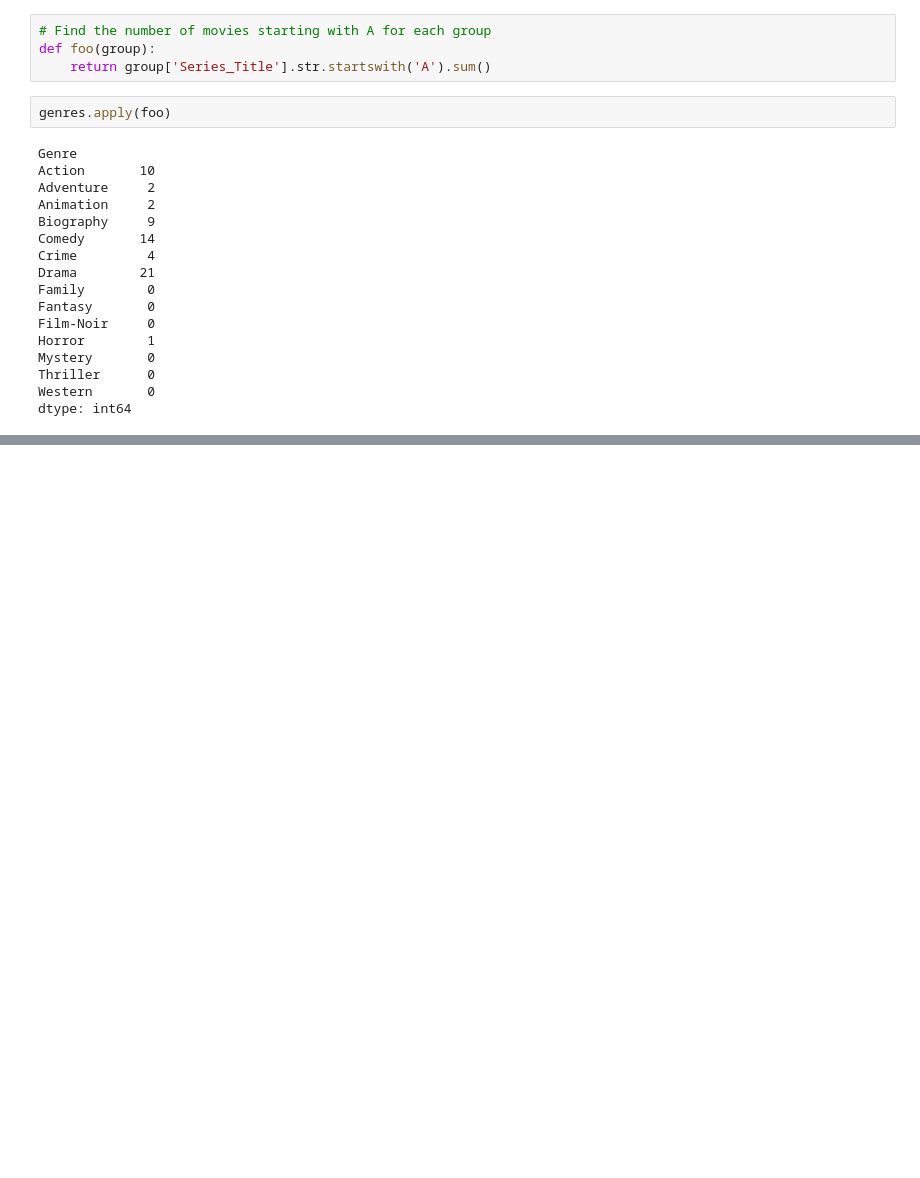
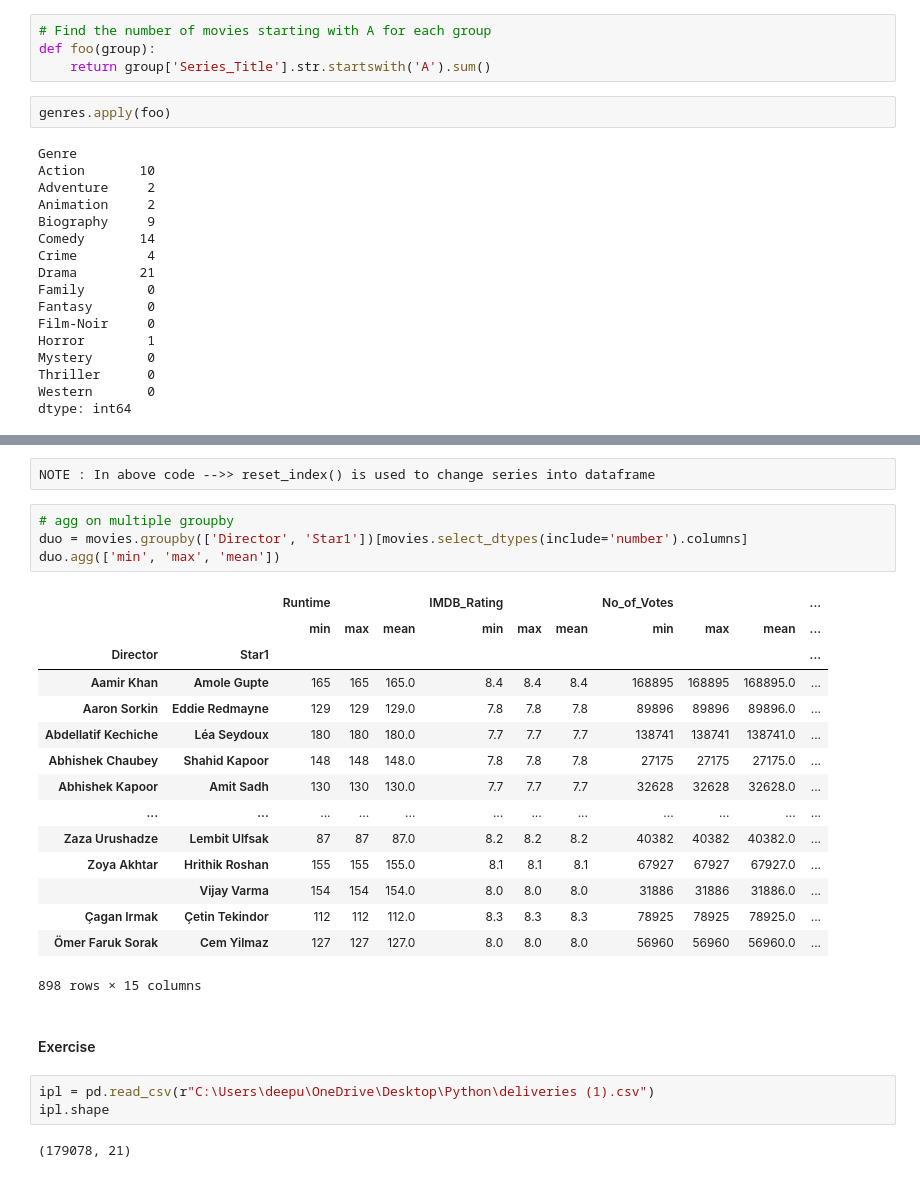
Before and after one commit to VidyanandYadav/Data-science-Journey, a Jupyter notebook: Session19_GroupByObjects.ipynb, the cells around one changed output, grey strips where cells are left out. Cells and saved outputs as stored; diff of their text form; blank space fills up the shorter version.

```diff
--- a/Session19_GroupByObjects.ipynb
+++ b/Session19_GroupByObjects.ipynb
@@ -514,0 +596,29 @@ dtype: int64
+# %% [raw]
+NOTE : In above code -->> reset_index() is used to change series into dataframe
+# %%
+# agg on multiple groupby
+duo = movies.groupby(['Director', 'Star1'])[movies.select_dtypes(include='number').columns]
+duo.agg(['min', 'max', 'mean'])
+# %% [output]
+|  |  | Runtime |  |  | IMDB_Rating |  |  | No_of_Votes |  |  | ... |
+|  |  | min | max | mean | min | max | mean | min | max | mean | ... |
+| Director | Star1 |  |  |  |  |  |  |  |  |  | ... |
+| Aamir Khan | Amole Gupte | 165 | 165 | 165.0 | 8.4 | 8.4 | 8.4 | 168895 | 168895 | 168895.0 | ... |
+| Aaron Sorkin | Eddie Redmayne | 129 | 129 | 129.0 | 7.8 | 7.8 | 7.8 | 89896 | 89896 | 89896.0 | ... |
+| Abdellatif Kechiche | Léa Seydoux | 180 | 180 | 180.0 | 7.7 | 7.7 | 7.7 | 138741 | 138741 | 138741.0 | ... |
+| Abhishek Chaubey | Shahid Kapoor | 148 | 148 | 148.0 | 7.8 | 7.8 | 7.8 | 27175 | 27175 | 27175.0 | ... |
+| Abhishek Kapoor | Amit Sadh | 130 | 130 | 130.0 | 7.7 | 7.7 | 7.7 | 32628 | 32628 | 32628.0 | ... |
+| ... | ... | ... | ... | ... | ... | ... | ... | ... | ... | ... | ... |
+| Zaza Urushadze | Lembit Ulfsak | 87 | 87 | 87.0 | 8.2 | 8.2 | 8.2 | 40382 | 40382 | 40382.0 | ... |
+| Zoya Akhtar | Hrithik Roshan | 155 | 155 | 155.0 | 8.1 | 8.1 | 8.1 | 67927 | 67927 | 67927.0 | ... |
+|  | Vijay Varma | 154 | 154 | 154.0 | 8.0 | 8.0 | 8.0 | 31886 | 31886 | 31886.0 | ... |
+| Çagan Irmak | Çetin Tekindor | 112 | 112 | 112.0 | 8.3 | 8.3 | 8.3 | 78925 | 78925 | 78925.0 | ... |
+| Ömer Faruk Sorak | Cem Yilmaz | 127 | 127 | 127.0 | 8.0 | 8.0 | 8.0 | 56960 | 56960 | 56960.0 | ... |
+898 rows × 15 columns
+# %% [markdown]
+#### Exercise
+# %%
+ipl = pd.read_csv(r"C:\Users\deepu\OneDrive\Desktop\Python\deliveries (1).csv")
+ipl.shape
+# %% [output]
+(179078, 21)
```
Also changed, not shown: parts of 23 cells of this notebook.
